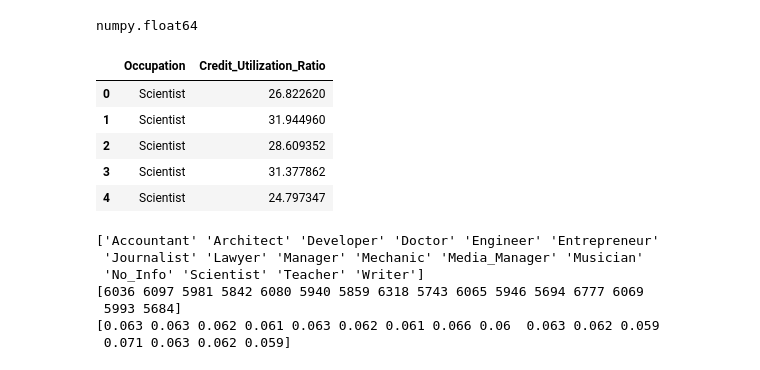
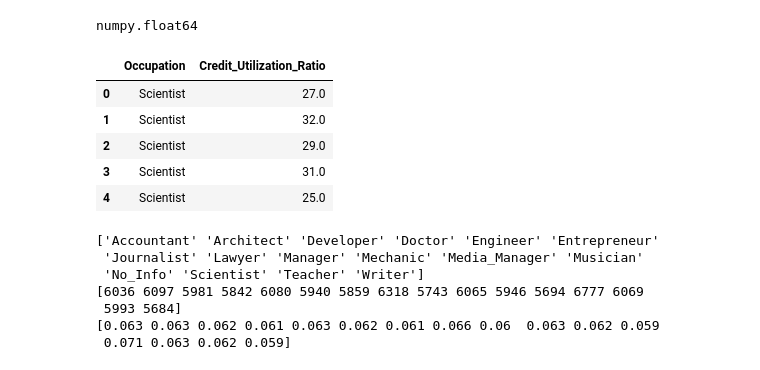
Before and after one commit to Ghukii/TMP-4sem-, a Jupyter notebook: Задание_6/Задание_6_13.ipynb, the cells around one changed output. Cells and saved outputs as stored; diff of their text form; code cells hidden in the pictures.

```diff
--- a/Задание_6/Задание_6_13.ipynb
+++ b/Задание_6/Задание_6_13.ipynb
@@ -874,14 +871,15 @@ type(tmp['Credit_Utilization_Ratio'][0])
 numpy.float64
 # %%
 tmp = tmp.dropna().reset_index(drop=True)
+tmp['Credit_Utilization_Ratio'] = np.round(tmp['Credit_Utilization_Ratio'], decimals=0)
 tmp.head()
 # %% [output]
 |  | Occupation | Credit_Utilization_Ratio |
-| 0 | Scientist | 26.822620 |
-| 1 | Scientist | 31.944960 |
-| 2 | Scientist | 28.609352 |
-| 3 | Scientist | 31.377862 |
-| 4 | Scientist | 24.797347 |
+| 0 | Scientist | 27.0 |
+| 1 | Scientist | 32.0 |
+| 2 | Scientist | 29.0 |
+| 3 | Scientist | 31.0 |
+| 4 | Scientist | 25.0 |
 # %%
 credit = tmp['Credit_Utilization_Ratio']
 credit_uniq, credit_freq = np.unique(credit, return_counts=True)
```
Also changed, not shown: parts of 6 cells of this notebook.
